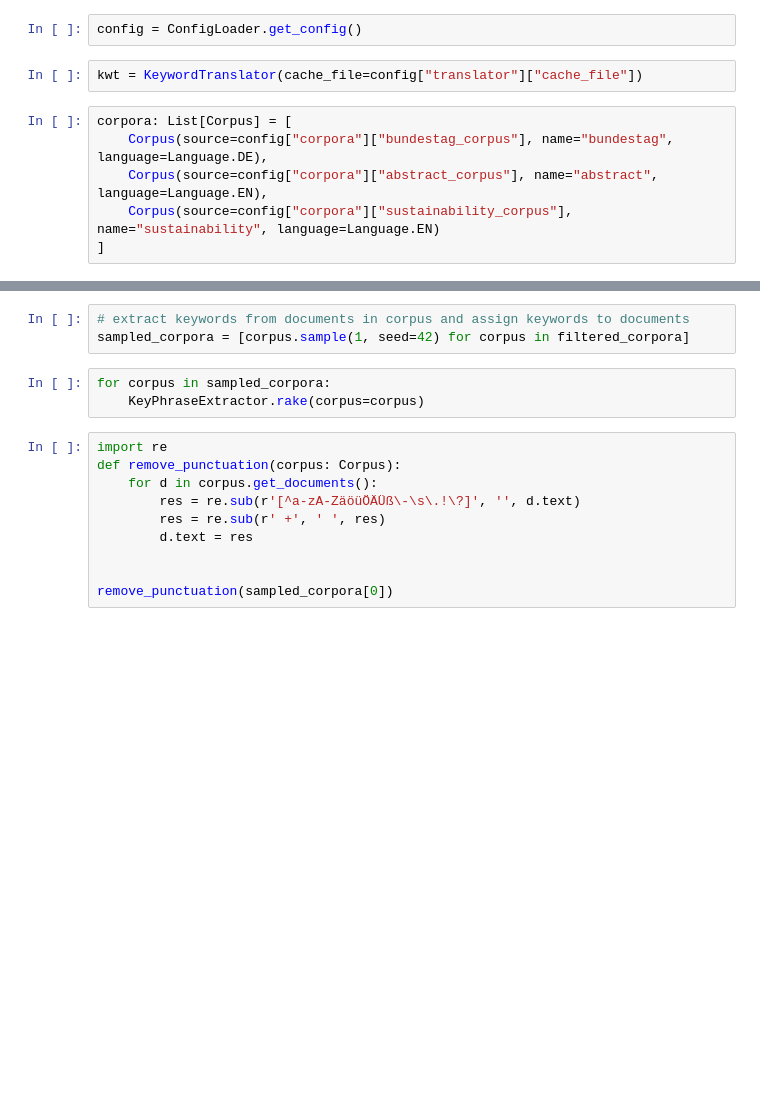
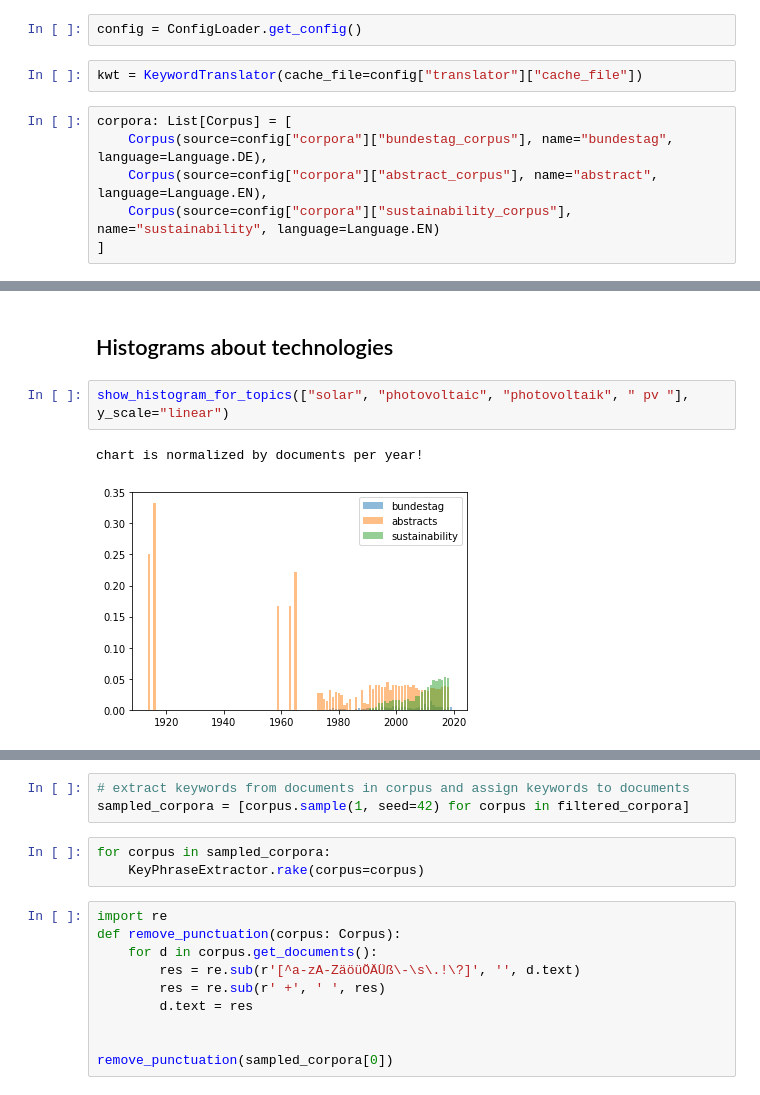
Before and after one commit to philipptrenz/climate-keywords, a Jupyter notebook: pipeline.ipynb, the cells around one changed output, grey strips where cells are left out. Saved outputs shown, nothing was run; the diff lists cells and outputs as text; blank space fills up the shorter version.

```diff
--- a/pipeline.ipynb
+++ b/pipeline.ipynb
@@ -55,0 +84,7 @@ show_bundestag_histogram_for_topics(["klimawandel"], y_scale="log")
+# %% [markdown]
+## Histograms about technologies
+# %%
+show_histogram_for_topics(["solar", "photovoltaic", "photovoltaik", " pv "], y_scale="linear")
+# %% [output]
+chart is normalized by documents per year!
+[figure, added]
```
Also changed, not shown: parts of 13 cells of this notebook.
